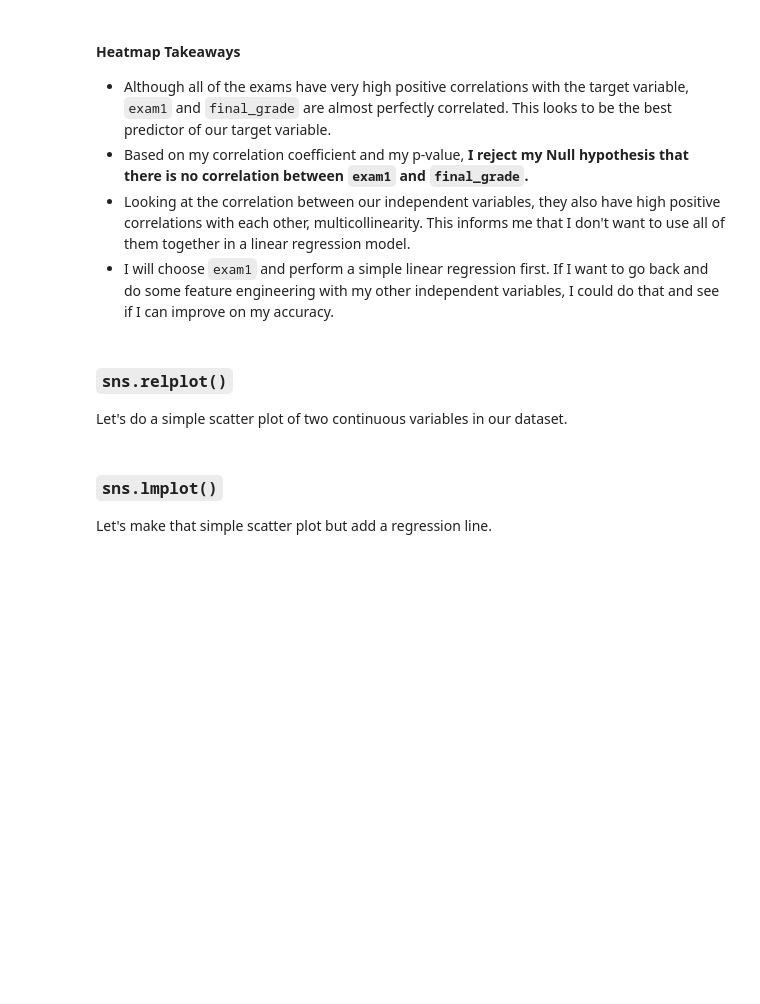
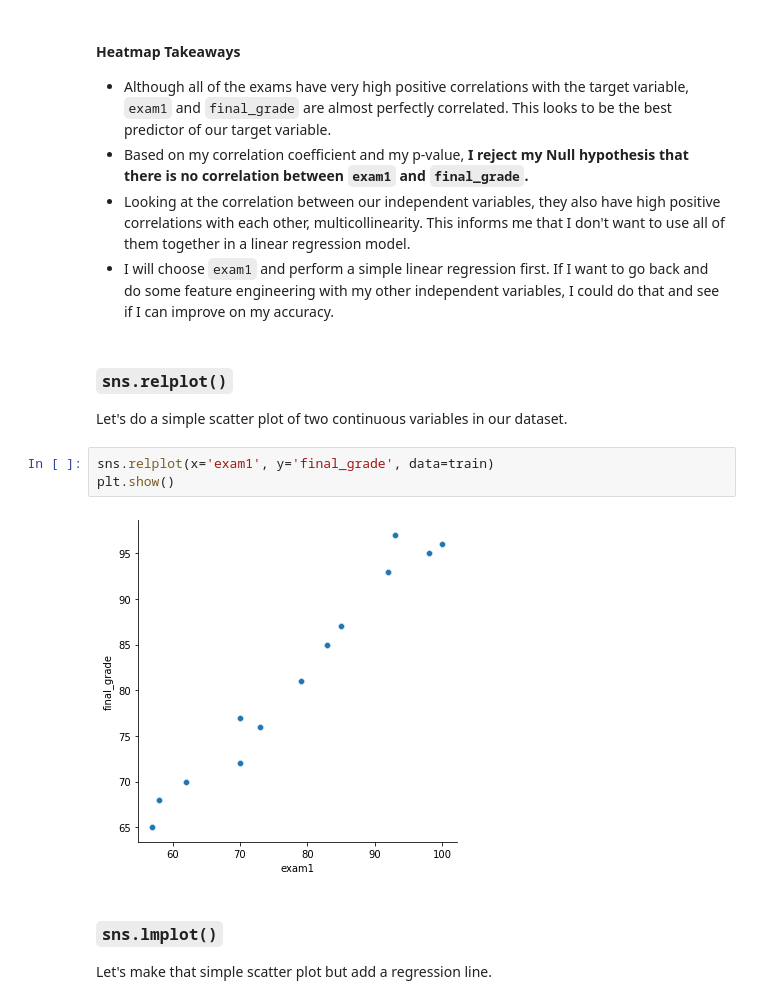
Before and after one commit to CodeupClassroom/innis-regression-exercises, a Jupyter notebook: explore.ipynb, the cells around one changed output. Saved outputs shown, nothing was run; the diff lists cells and outputs as text; blank space fills up the shorter version.

```diff
--- a/explore.ipynb
+++ b/explore.ipynb
@@ -225,6 +308,11 @@ plt.show()
 ### `sns.relplot()`
 
 Let's do a simple scatter plot of two continuous variables in our dataset.
+# %%
+sns.relplot(x='exam1', y='final_grade', data=train)
+plt.show()
+# %% [output]
+[figure, added]
 # %% [markdown]
 ### `sns.lmplot()`
 
```
Also changed, not shown: parts of 31 cells of this notebook.
